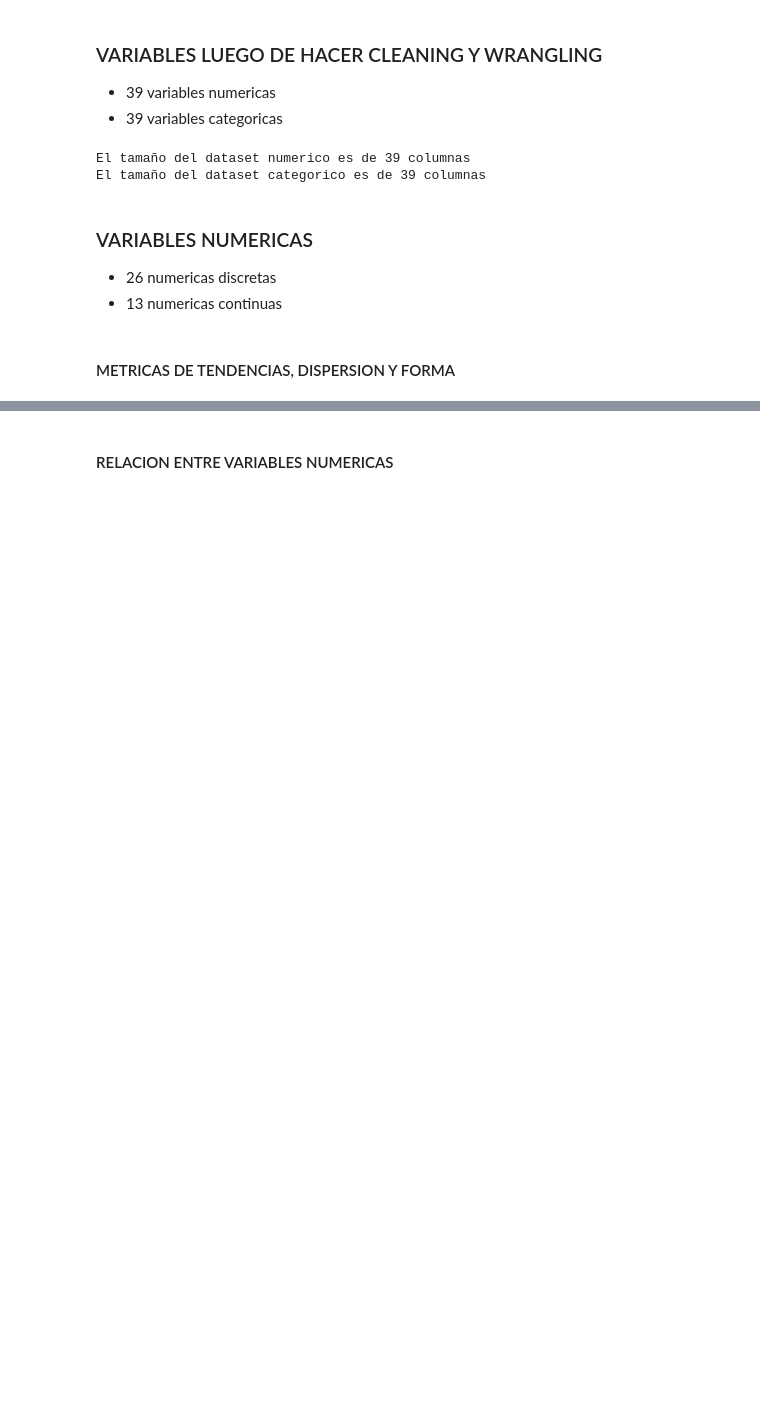
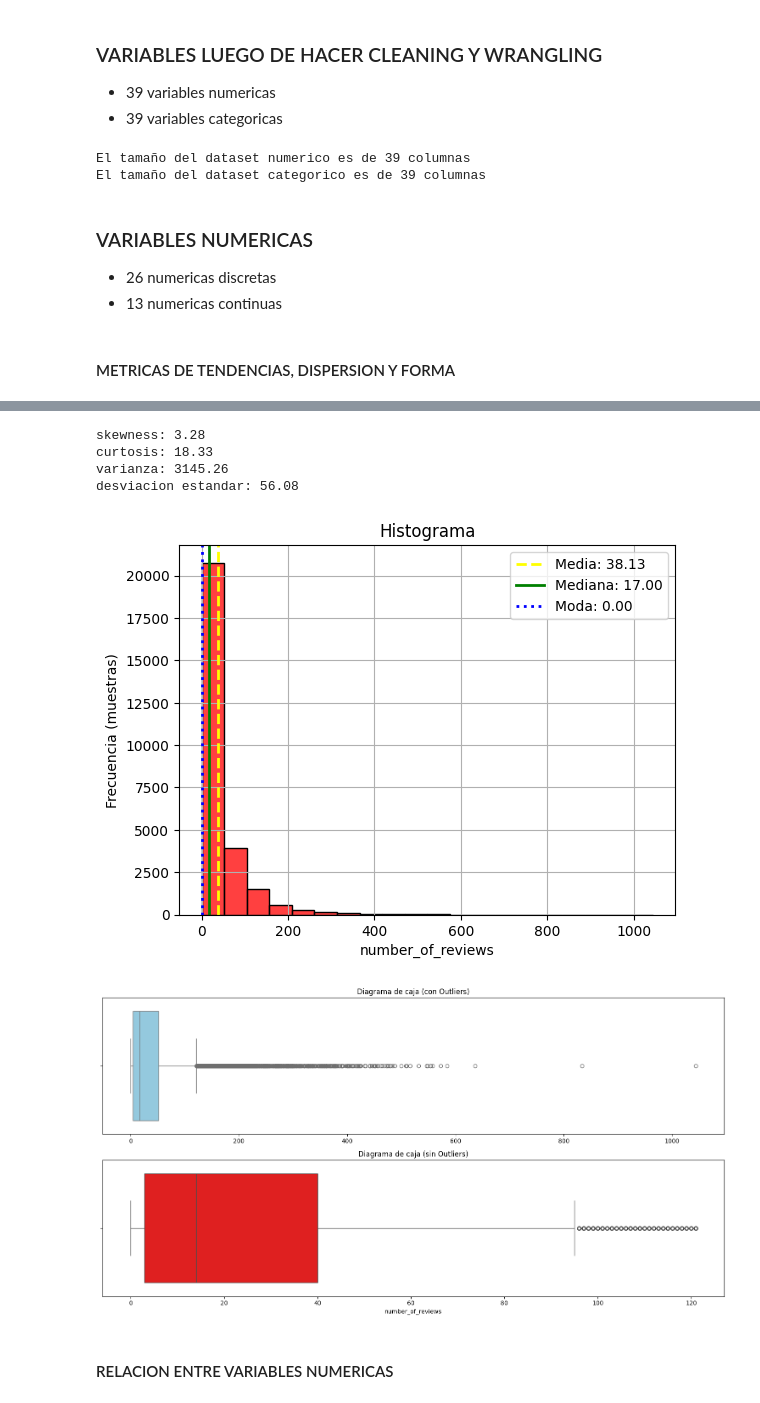
Before and after one commit to gonza29811/TP-analisis-de-datos, a Jupyter notebook: Trabajo Final - Grupo 12.ipynb, the cells around one changed output, grey strips where cells are left out. Cells and saved outputs as stored; diff of their text form; code cells hidden in the pictures; blank space fills up the shorter version.

```diff
--- a/Trabajo Final - Grupo 12.ipynb
+++ b/Trabajo Final - Grupo 12.ipynb
@@ -454,3 +467,79 @@ FALTA AGREGAR
+# %%
+#Ingresamos nombre de feature que queremos graficar tanto su histograma como su diagrama de caja.
+columna_seleccionada = "number_of_reviews"
+
+#GRAFICO DE HISTOGRAMA
+
+#Definimos las metricas en variables
+media = tabla_resumen_metricas_numericas.loc[columna_seleccionada,"media"]
+mediana = tabla_resumen_metricas_numericas.loc[columna_seleccionada,"mediana"]
+moda = tabla_resumen_metricas_numericas.loc[columna_seleccionada,"moda"]
+
+print(f'skewness: {tabla_resumen_metricas_numericas.loc[columna_seleccionada,"skewness"]}')
+print(f'curtosis: {tabla_resumen_metricas_numericas.loc[columna_seleccionada,"curtosis"]}')
+print(f'varianza: {tabla_resumen_metricas_numericas.loc[columna_seleccionada,"varianza"]}')
+print(f'desviacion estandar: {tabla_resumen_metricas_numericas.loc[columna_seleccionada,"desviacion estandar"]}')
+
+# Generamos un histograma
+sns.histplot(data=df, x=columna_seleccionada, bins=20, color='red')
+
+#Se agregan las medidas de tendencia
+plt.axvline(x=media, color='yellow', linestyle='--', linewidth=2, label=f'Media: {media:.2f}')
+plt.axvline(x=mediana, color='green', linestyle='-', linewidth=2, label=f'Mediana: {mediana:.2f}')
+plt.axvline(x=moda, color='blue', linestyle=':', linewidth=2, label=f'Moda: {moda:.2f}')
+
+# Asignamos los nombres a los ejes y el titulo
+plt.title('Histograma')
+plt.xlabel(columna_seleccionada)
+plt.ylabel('Frecuencia (muestras)')
+plt.grid(True)
+plt.legend()
+plt.show()
+
+#GRAFICO DE DIAGRAMA DE CAJA
+
+# Límites teóricos para detectar outliers
+limite_inferior = tabla_resumen_metricas_numericas.loc[columna_seleccionada,"Q25"] - 1.5 * tabla_resumen_metricas_numericas.loc[columna_seleccionada,"IQR"]
+limite_superior = tabla_resumen_metricas_numericas.loc[columna_seleccionada,"Q75"] + 1.5 * tabla_resumen_metricas_numericas.loc[columna_seleccionada,"IQR"]
+
+
+# Generamos una figura con dos graficos en una columna, sin restringir el eje X porque hay muchos outliers.
+fig, ax = plt.subplots(2, 1, figsize=(15, 8))
+
+# Definimos los datos del primer grafico "ax[0]" el cual incluye los outliers.
+sns.boxplot(
+    data=df,
+    x=columna_seleccionada,
+    ax=ax[0],
+    color='skyblue'
+)
+
+
+ax[0].set_title('Diagrama de caja (con Outliers)')
+ax[0].set_xlabel('')
+
+# Definimos los datos del segundo grafico "ax[1]" el cual no incluye los outliers.
+df_filtrado = df_numericas[df_numericas[columna_seleccionada].between(limite_inferior, limite_superior)]
+
+sns.boxplot(
+    data=df_filtrado,
+    x=columna_seleccionada,
+    ax=ax[1],
+    color='red'
+)
+
+ax[1].set_title('Diagrama de caja (sin Outliers)')
+ax[1].set_xlabel(columna_seleccionada)
+
+plt.tight_layout()
+plt.show()
+# %% [output]
+skewness: 3.28
+curtosis: 18.33
+varianza: 3145.26
+desviacion estandar: 56.08
+[figure, added]
+[figure, added]
 # %% [markdown]
 #### RELACION ENTRE VARIABLES NUMERICAS
 # %%
```
Also changed, not shown: parts of 73 cells of this notebook.
